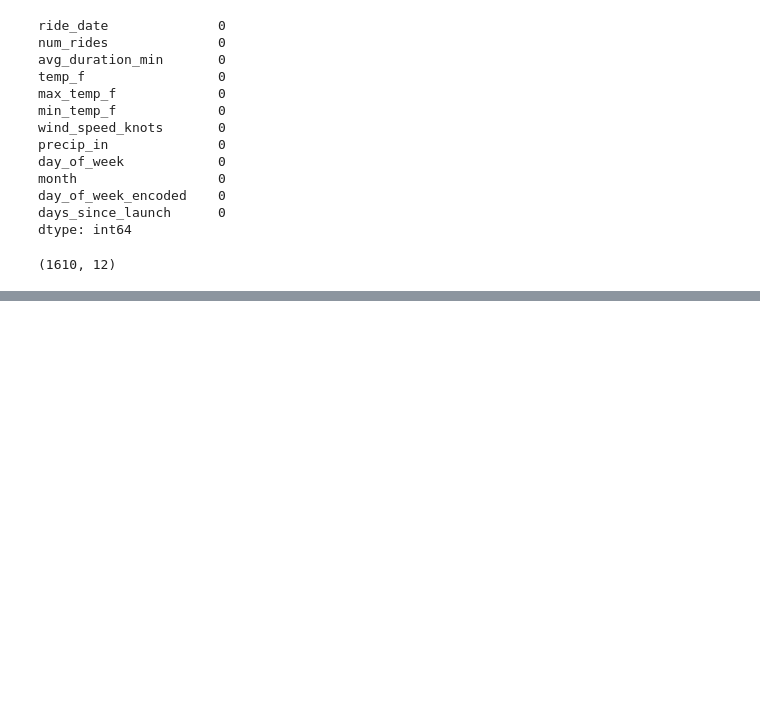
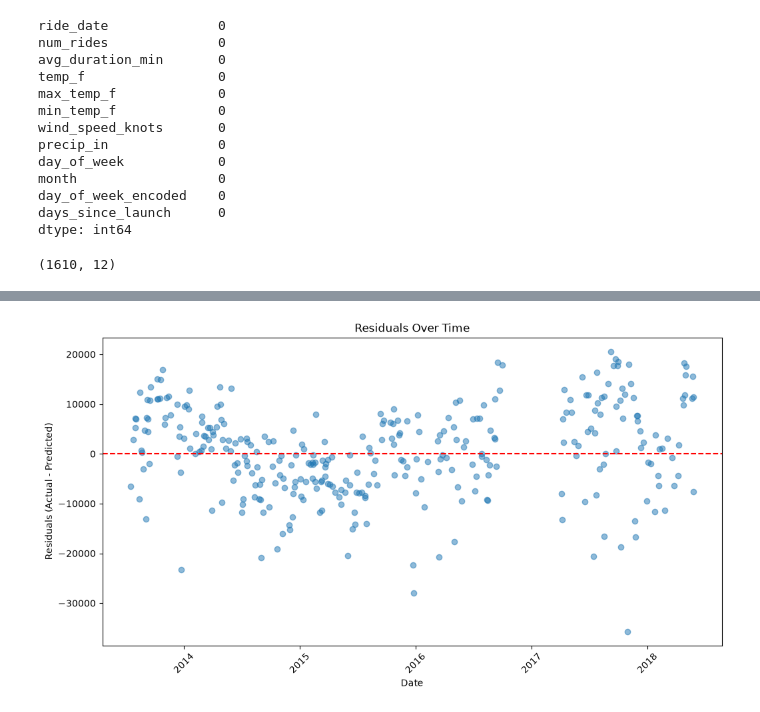
Before and after one commit to D-Sal22/citibike-ridership-weather-model, a Jupyter notebook: code/model.ipynb, the cells around one changed output, grey strips where cells are left out. Saved outputs shown, nothing was run; the diff lists cells and outputs as text; code cells hidden in the pictures; blank space fills up the shorter version.

```diff
--- a/code/model.ipynb
+++ b/code/model.ipynb
@@ -56,0 +95,8 @@ df.shape
+# %%
+#M2.5 Fit the Core Model
+# Fit a LinearRegression on your core feature set: your chosen temperature feature, precipitation, wind, the day-of-week dummies, and your trend feature. Respect both Rules of the Road.
+### Initialize model and Fit the model on training data
+from sklearn.linear_model import LinearRegression
+
+model = LinearRegression() # Initialize model #
+model.fit(X_train, y_train) # Fit model on training data #
@@ -56,0 +223,13 @@ df.shape
+# %%
+#Plot 2: Plot the residuals vs. ride_date
+
+plt.figure(figsize=(12,6))
+plt.scatter(df.loc[y_test.index,'ride_date'], residuals, alpha=0.5)
+plt.axhline(0, color='red', linestyle='--')
+plt.xlabel("Date")
+plt.ylabel("Residuals (Actual - Predicted)")
+plt.title("Residuals Over Time")
+plt.xticks(rotation=45)
+plt.show()
+# %% [output]
+[figure, added]
```
Also changed, not shown: parts of 13 cells of this notebook.
